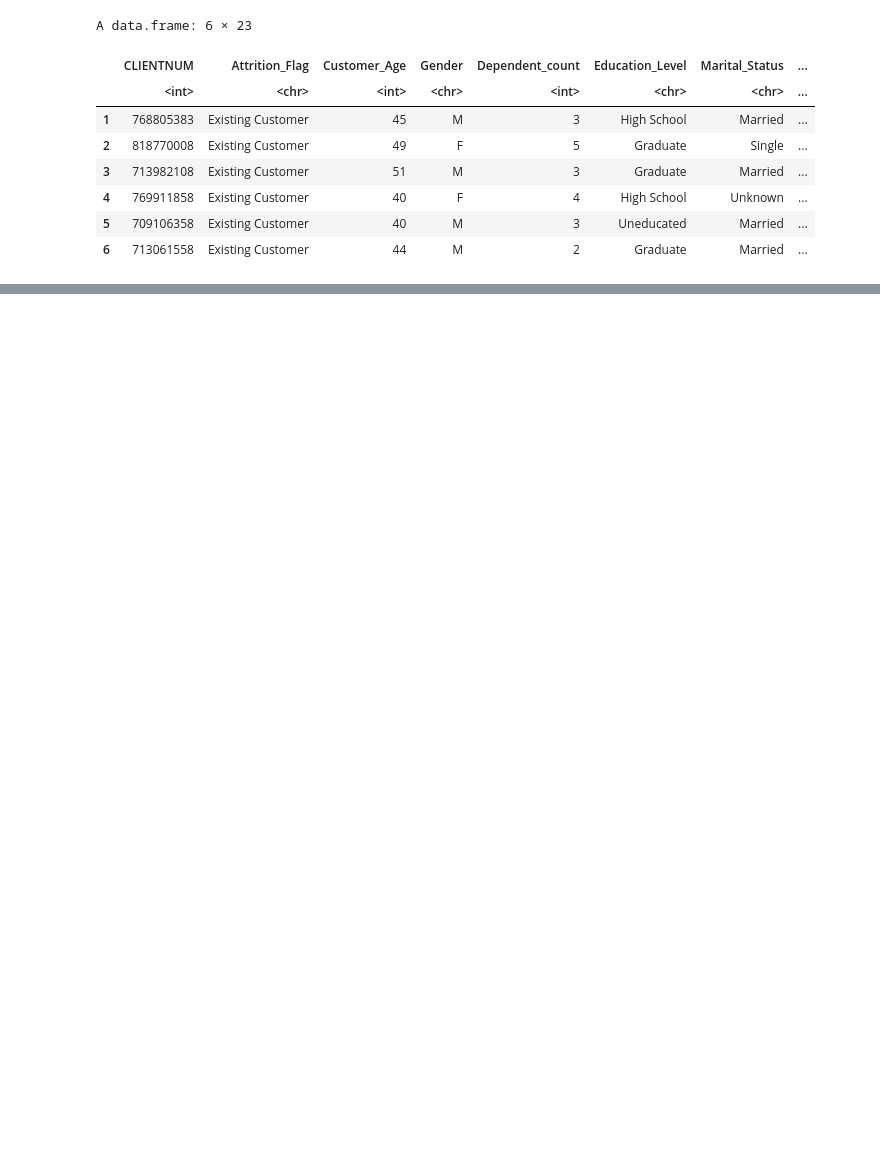
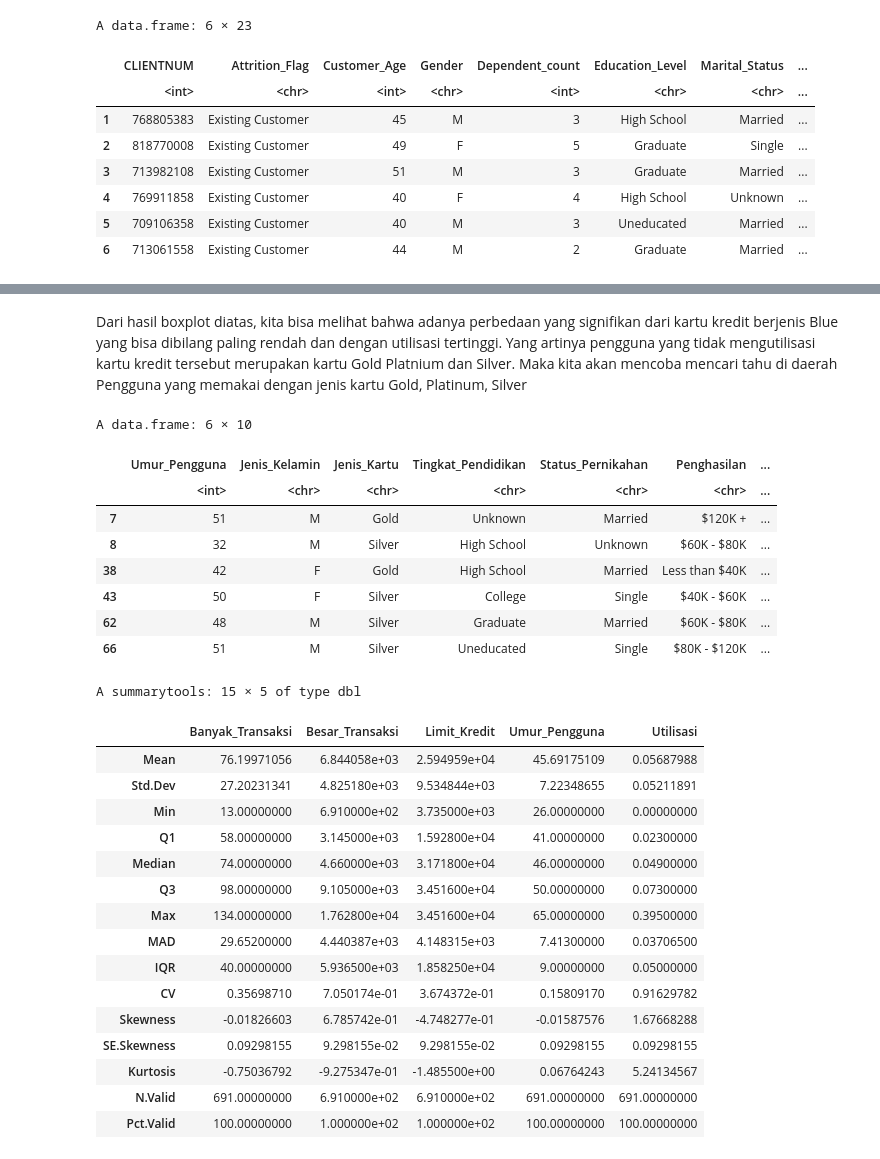
Before and after one commit to kaenova/Statistika_Tubes, a Jupyter notebook: Kaenova's Notebook.ipynb, the cells around one changed output, grey strips where cells are left out. Saved outputs shown, nothing was run; the diff lists cells and outputs as text; code cells hidden in the pictures; blank space fills up the shorter version.

```diff
--- a/Kaenova's Notebook.ipynb
+++ b/Kaenova's Notebook.ipynb
@@ -41,0 +128,33 @@ plot
+# %% [markdown]
+Dari hasil boxplot diatas, kita bisa melihat bahwa adanya perbedaan yang signifikan dari kartu kredit berjenis Blue yang bisa dibilang paling rendah dan dengan utilisasi tertinggi. Yang artinya pengguna yang tidak mengutilisasi kartu kredit tersebut merupakan kartu Gold Platnium dan Silver. Maka kita akan mencoba mencari tahu di daerah Pengguna yang memakai dengan jenis kartu Gold, Platinum, Silver
+# %%
+wr <- wr[!(wr$Jenis_Kartu == "Blue"), ]
+head(wr)
+descr(wr)
+# %% [output]
+A data.frame: 6 × 10
+|  | Umur_Pengguna | Jenis_Kelamin | Jenis_Kartu | Tingkat_Pendidikan | Status_Pernikahan | Penghasilan | ... |
+|  | <int> | <chr> | <chr> | <chr> | <chr> | <chr> | ... |
+| 7 | 51 | M | Gold | Unknown | Married | $120K + | ... |
+| 8 | 32 | M | Silver | High School | Unknown | $60K - $80K | ... |
+| 38 | 42 | F | Gold | High School | Married | Less than $40K | ... |
+| 43 | 50 | F | Silver | College | Single | $40K - $60K | ... |
+| 62 | 48 | M | Silver | Graduate | Married | $60K - $80K | ... |
+| 66 | 51 | M | Silver | Uneducated | Single | $80K - $120K | ... |
+A summarytools: 15 × 5 of type dbl
+|  | Banyak_Transaksi | Besar_Transaksi | Limit_Kredit | Umur_Pengguna | Utilisasi |
+| Mean | 76.19971056 | 6.844058e+03 | 2.594959e+04 | 45.69175109 | 0.05687988 |
+| Std.Dev | 27.20231341 | 4.825180e+03 | 9.534844e+03 | 7.22348655 | 0.05211891 |
+| Min | 13.00000000 | 6.910000e+02 | 3.735000e+03 | 26.00000000 | 0.00000000 |
+| Q1 | 58.00000000 | 3.145000e+03 | 1.592800e+04 | 41.00000000 | 0.02300000 |
+| Median | 74.00000000 | 4.660000e+03 | 3.171800e+04 | 46.00000000 | 0.04900000 |
+| Q3 | 98.00000000 | 9.105000e+03 | 3.451600e+04 | 50.00000000 | 0.07300000 |
+| Max | 134.00000000 | 1.762800e+04 | 3.451600e+04 | 65.00000000 | 0.39500000 |
+| MAD | 29.65200000 | 4.440387e+03 | 4.148315e+03 | 7.41300000 | 0.03706500 |
+| IQR | 40.00000000 | 5.936500e+03 | 1.858250e+04 | 9.00000000 | 0.05000000 |
+| CV | 0.35698710 | 7.050174e-01 | 3.674372e-01 | 0.15809170 | 0.91629782 |
+| Skewness | -0.01826603 | 6.785742e-01 | -4.748277e-01 | -0.01587576 | 1.67668288 |
+| SE.Skewness | 0.09298155 | 9.298155e-02 | 9.298155e-02 | 0.09298155 | 0.09298155 |
+| Kurtosis | -0.75036792 | -9.275347e-01 | -1.485500e+00 | 0.06764243 | 5.24134567 |
+| N.Valid | 691.00000000 | 6.910000e+02 | 6.910000e+02 | 691.00000000 | 691.00000000 |
+| Pct.Valid | 100.00000000 | 1.000000e+02 | 1.000000e+02 | 100.00000000 | 100.00000000 |
```
Also changed, not shown: parts of 16 cells of this notebook, 4 other files.
